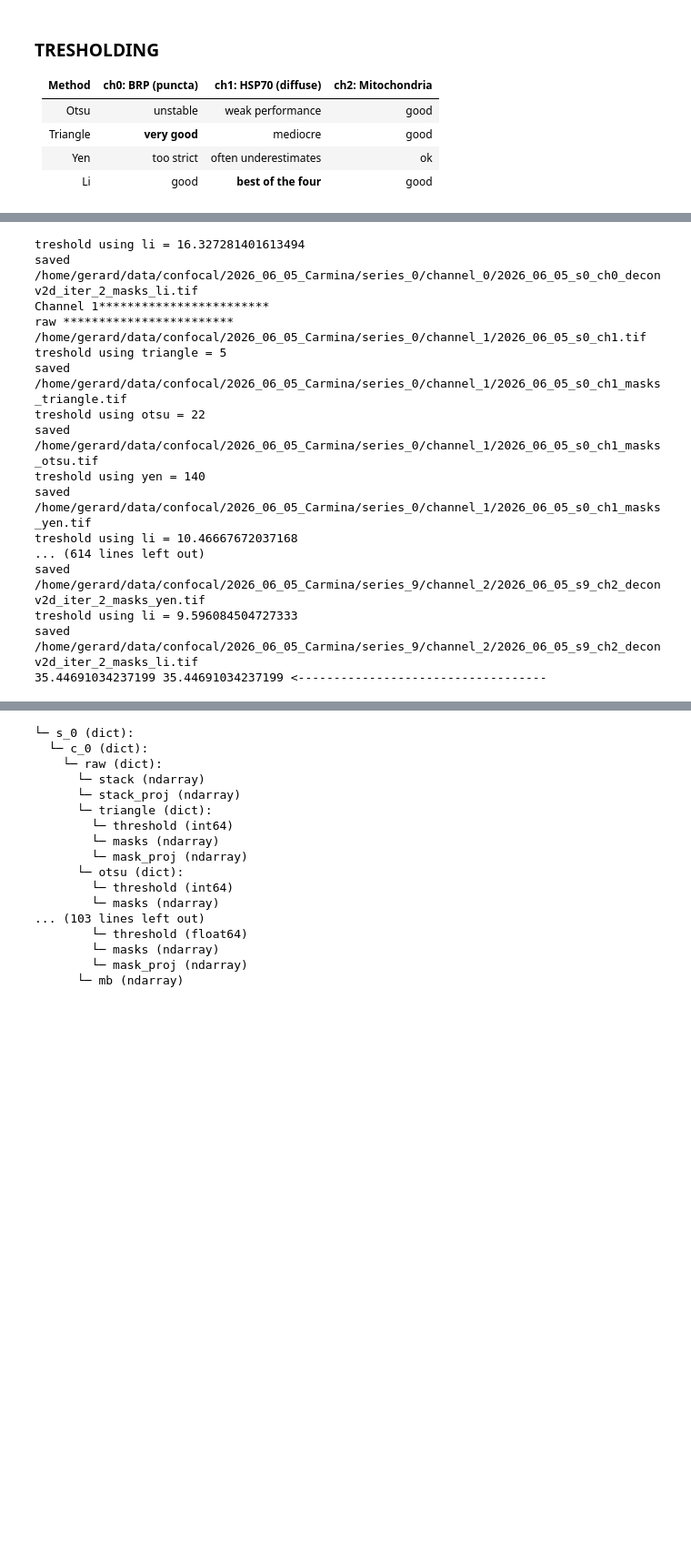
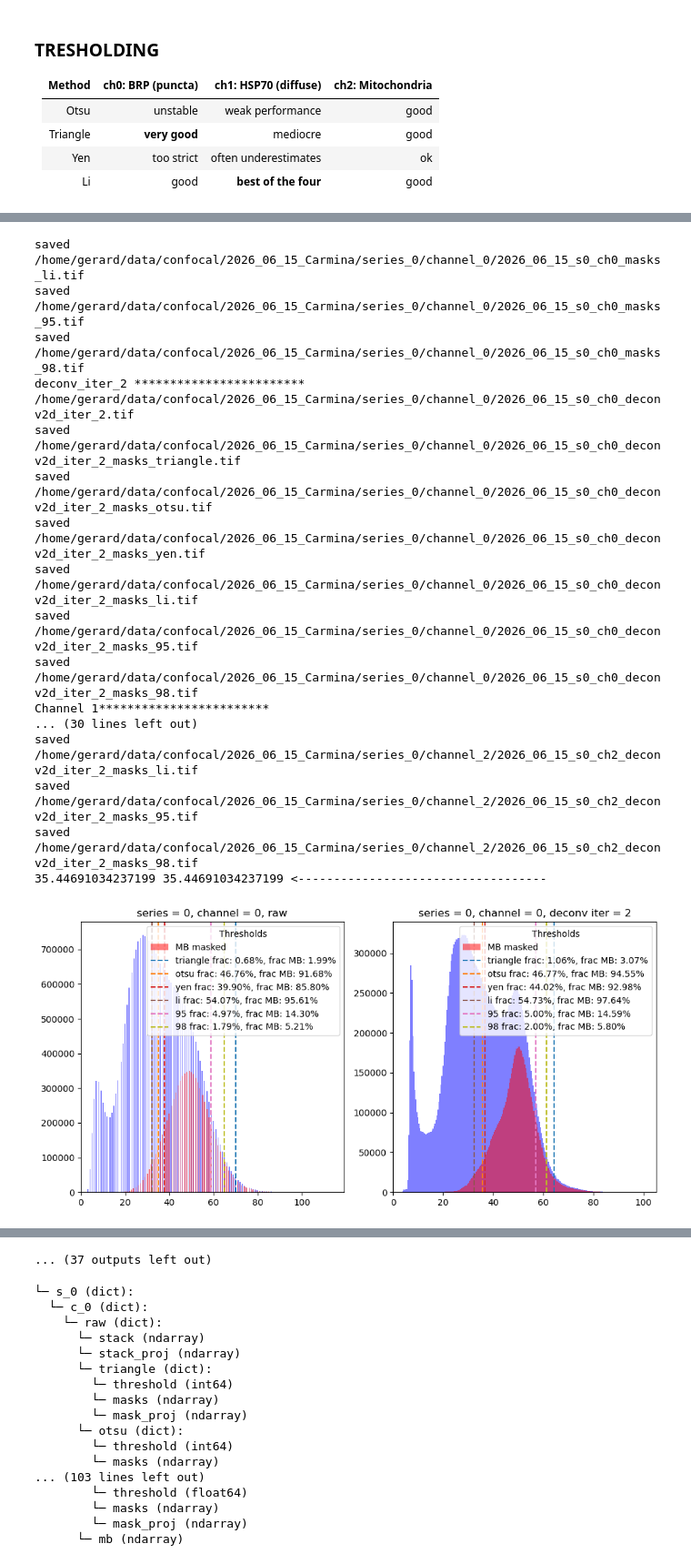
Before and after one commit to gmalagonv/confocal, a Jupyter notebook: analysis_notebooks/26_06_15_all.ipynb, the cells around one changed output, grey strips where cells are left out. Shown at 91% size. Drawn from its saved outputs; the diff is of its cells as text; code cells hidden in the pictures; blank space fills up the shorter version.

Commit message:
new thresholds added

```diff
--- a/analysis_notebooks/26_06_15_all.ipynb
+++ b/analysis_notebooks/26_06_15_all.ipynb
@@ -238,5 +236,6 @@ Applying pinhole factor 0.934 to PSF σ values: σ_xy 4.45 px → 4.16 px, σ_z
 series_list = list(range(len(info.keys())))
 # series_list = [9]
 # selected_series = series_list[0]
-results = thresholding(date, user, series_list, [2], channel_struct =2, do_plot = False )
+deconv_iter_list =
+results = thresholding(date, user, series_list, deconv_iter_list, channel_struct =2, do_plot = True )
 # %% [output]
@@ -260,17 +251,18 @@ saved /home/gerard/data/confocal/2026_06_05_Carmina/series_0/channel_0/2026_06_0
-treshold using li = 16.327281401613494
-saved /home/gerard/data/confocal/2026_06_05_Carmina/series_0/channel_0/2026_06_05_s0_ch0_deconv2d_iter_2_masks_li.tif
+saved /home/gerard/data/confocal/2026_06_15_Carmina/series_0/channel_0/2026_06_15_s0_ch0_masks_li.tif
+saved /home/gerard/data/confocal/2026_06_15_Carmina/series_0/channel_0/2026_06_15_s0_ch0_masks_95.tif
+saved /home/gerard/data/confocal/2026_06_15_Carmina/series_0/channel_0/2026_06_15_s0_ch0_masks_98.tif
+deconv_iter_2 ************************
+/home/gerard/data/confocal/2026_06_15_Carmina/series_0/channel_0/2026_06_15_s0_ch0_deconv2d_iter_2.tif
+saved /home/gerard/data/confocal/2026_06_15_Carmina/series_0/channel_0/2026_06_15_s0_ch0_deconv2d_iter_2_masks_triangle.tif
+saved /home/gerard/data/confocal/2026_06_15_Carmina/series_0/channel_0/2026_06_15_s0_ch0_deconv2d_iter_2_masks_otsu.tif
+saved /home/gerard/data/confocal/2026_06_15_Carmina/series_0/channel_0/2026_06_15_s0_ch0_deconv2d_iter_2_masks_yen.tif
+saved /home/gerard/data/confocal/2026_06_15_Carmina/series_0/channel_0/2026_06_15_s0_ch0_deconv2d_iter_2_masks_li.tif
+saved /home/gerard/data/confocal/2026_06_15_Carmina/series_0/channel_0/2026_06_15_s0_ch0_deconv2d_iter_2_masks_95.tif
+saved /home/gerard/data/confocal/2026_06_15_Carmina/series_0/channel_0/2026_06_15_s0_ch0_deconv2d_iter_2_masks_98.tif
 Channel 1************************
-raw ************************
-/home/gerard/data/confocal/2026_06_05_Carmina/series_0/channel_1/2026_06_05_s0_ch1.tif
-treshold using triangle = 5
-saved /home/gerard/data/confocal/2026_06_05_Carmina/series_0/channel_1/2026_06_05_s0_ch1_masks_triangle.tif
-treshold using otsu = 22
-saved /home/gerard/data/confocal/2026_06_05_Carmina/series_0/channel_1/2026_06_05_s0_ch1_masks_otsu.tif
-treshold using yen = 140
-saved /home/gerard/data/confocal/2026_06_05_Carmina/series_0/channel_1/2026_06_05_s0_ch1_masks_yen.tif
-treshold using li = 10.46667672037168
-... (614 lines left out)
-saved /home/gerard/data/confocal/2026_06_05_Carmina/series_9/channel_2/2026_06_05_s9_ch2_deconv2d_iter_2_masks_yen.tif
-treshold using li = 9.596084504727333
-saved /home/gerard/data/confocal/2026_06_05_Carmina/series_9/channel_2/2026_06_05_s9_ch2_deconv2d_iter_2_masks_li.tif
+... (30 lines left out)
+saved /home/gerard/data/confocal/2026_06_15_Carmina/series_0/channel_2/2026_06_15_s0_ch2_deconv2d_iter_2_masks_li.tif
+saved /home/gerard/data/confocal/2026_06_15_Carmina/series_0/channel_2/2026_06_15_s0_ch2_deconv2d_iter_2_masks_95.tif
+saved /home/gerard/data/confocal/2026_06_15_Carmina/series_0/channel_2/2026_06_15_s0_ch2_deconv2d_iter_2_masks_98.tif
 35.44691034237199 35.44691034237199 <-----------------------------------
+[figure, added]
@@ -277,3 +310,4 @@ saved /home/gerard/data/confocal/2026_06_05_Carmina/series_9/channel_2/2026_06_0
+... (37 outputs left out)
 # %%
 print_dict_structure(results)
 # %% [output]
```
Also changed, not shown: parts of 4 cells of this notebook, 4 other files.
